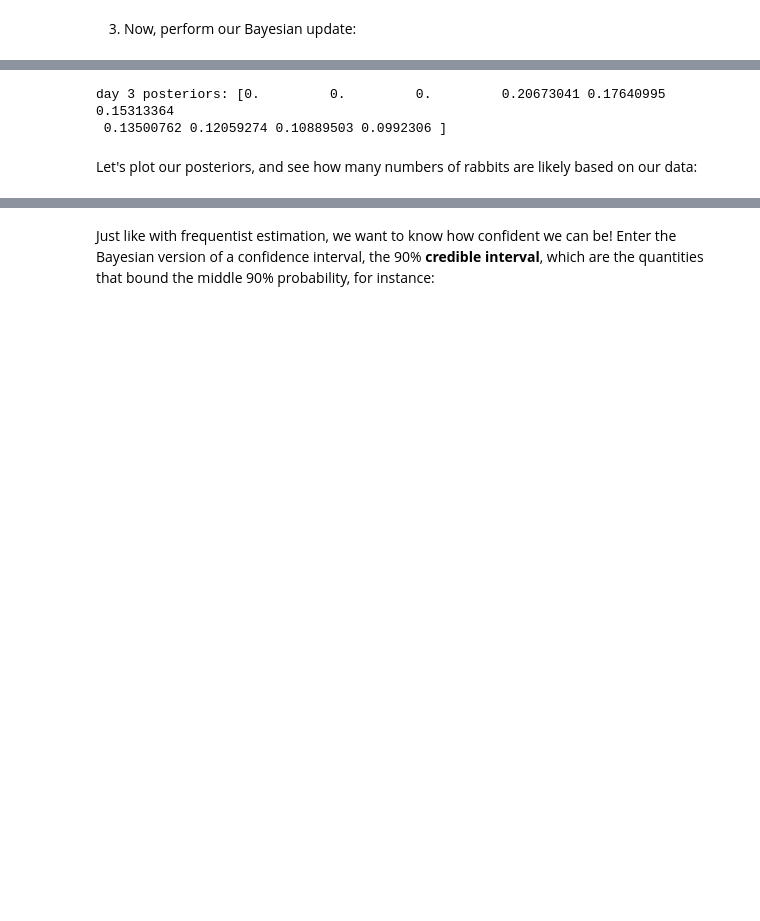
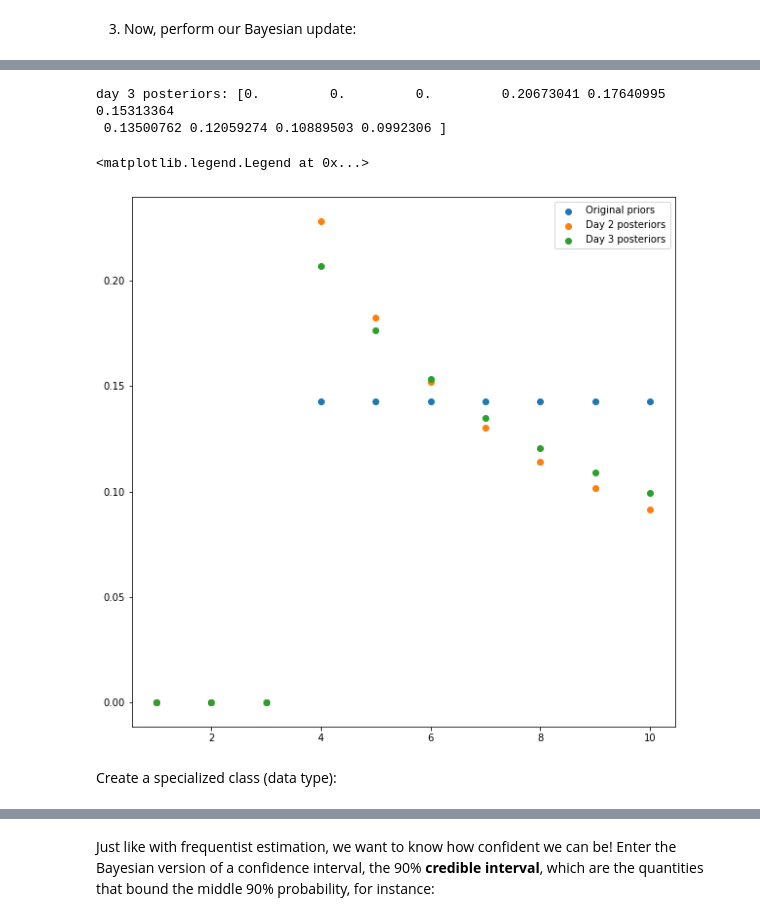
Before and after one commit to curtywang/ee5020-notes-fa21, a Jupyter notebook: day13/bayesian_statistics.ipynb, the cells around one changed output, grey strips where cells are left out. Drawn from its saved outputs; the diff is of its cells as text; code cells hidden in the pictures; blank space fills up the shorter version.

```diff
--- a/day13/bayesian_statistics.ipynb
+++ b/day13/bayesian_statistics.ipynb
@@ -257,13 +260,20 @@ day 2 posteriors: [0.         0.         0.         0.2281782  0.18254256 0.1521
 # %%
 day3_priors = day2_posteriors.copy()
 day3_likelihoods = (hypotheses - 1) / hypotheses
 day3_unnorm_posts = day3_priors * day3_likelihoods
 # print(f"day 3 unnormalized posteriors: {day3_unnorm_posts}")
 
 day3_posteriors = day3_unnorm_posts / day3_unnorm_posts.sum()
 print(f"day 3 posteriors: {day3_posteriors}")
+fig = plt.figure(figsize=(10, 10))
+plt.scatter(hypotheses, priors, label="Original priors")
+plt.scatter(hypotheses, day2_posteriors, label="Day 2 posteriors")
+plt.scatter(hypotheses, day3_posteriors, label="Day 3 posteriors")
+plt.legend()
 # %% [output]
 day 3 posteriors: [0.         0.         0.         0.20673041 0.17640995 0.15313364
  0.13500762 0.12059274 0.10889503 0.0992306 ]
+<matplotlib.legend.Legend at 0x...>
+[figure, added]
 # %% [markdown]
-Let's plot our posteriors, and see how many numbers of rabbits are likely based on our data:
+Create a specialized class (data type):
```
Also changed, not shown: parts of 11 cells of this notebook, 2 other files.
